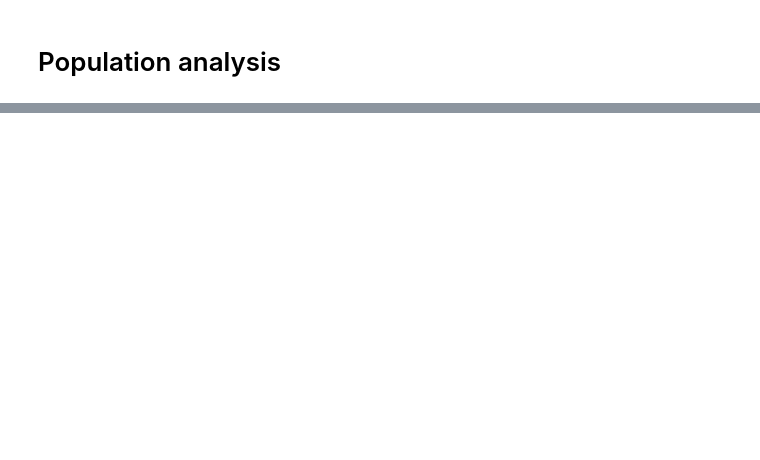
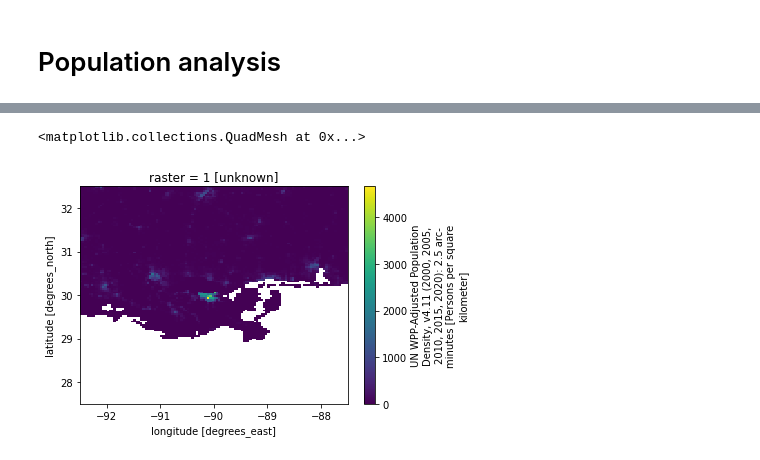
Before and after one commit to sdat2/pop, a Jupyter notebook: Pop.ipynb, the cells around one changed output, grey strips where cells are left out. Cells and saved outputs as stored; diff of their text form; code cells hidden in the pictures; blank space fills up the shorter version.

```diff
--- a/Pop.ipynb
+++ b/Pop.ipynb
@@ -13,0 +47,5 @@ from src.constants import path_to_pop_density
+# %%
+ds[var].isel(raster=0).sel(longitude=slice(-92.5, -87.5), latitude=slice(32.5,27.5)).plot()
+# %% [output]
+<matplotlib.collections.QuadMesh at 0x...>
+[figure, added]
```
Also changed, not shown: parts of 6 cells of this notebook.
